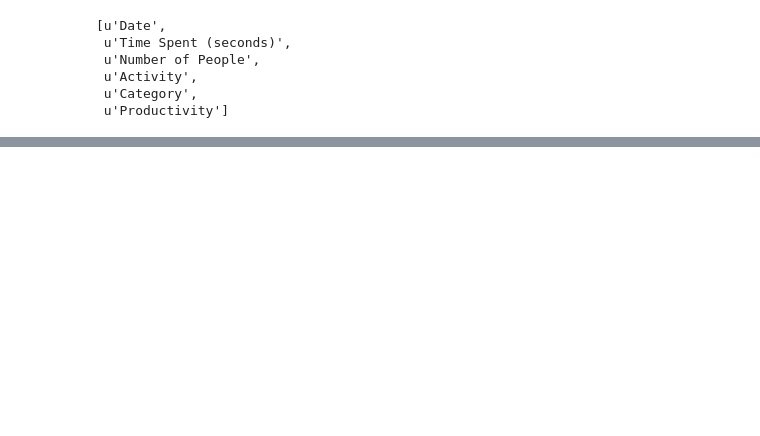
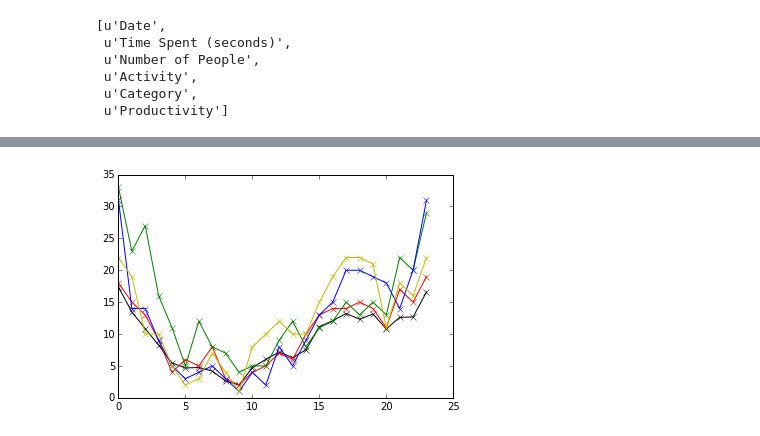
Before and after one commit to sanketsharma411/RescueTime, a Jupyter notebook: test.ipynb, the cells around one changed output, grey strips where cells are left out. Saved outputs shown, nothing was run; the diff lists cells and outputs as text; code cells hidden in the pictures; blank space fills up the shorter version.

Commit message:
Additions to test.ipynb
Added few graphs and saving of data to file

```diff
--- a/test.ipynb
+++ b/test.ipynb
@@ -60,0 +155,12 @@ time_spent_sorted[0:10]
+# %%
+st_time_act_dict = {}
+for act in act_dict:
+    for start_time in act_dict[act]['start_times']:
+        hour = start_time.hour
+        if start_time.hour not in st_time_act_dict:
+            st_time_act_dict[hour] = defaultdict(int)
+        st_time_act_dict[hour][act] += 1
+# %%
+sorted_st_time_act_dict = {}
+for start_time in st_time_act_dict:
+    sorted_st_time_act_dict[start_time] = sorted(st_time_act_dict[start_time].items(), key = lambda x:x[1],reverse = True)
@@ -60,0 +173,6 @@ time_spent_sorted[0:10]
+# %%
+act_rank_dict = {}
+for act in act_dict:
+    act_rank_dict[act] = []
+    for start_time in st_time_act_dict:
+        st_time_act_dict[act]
@@ -60,0 +199,8 @@ time_spent_sorted[0:10]
+# %%
+act_hour_num_dict = {}
+hour_num_act_dict = dict.fromkeys(range(0,24),0)
+for act in act_dict:
+    act_hour_num_dict[act] = defaultdict(int)
+    for st_time in act_dict[act]['start_times']:
+        act_hour_num_dict[act][st_time.hour]+=1
+        hour_num_act_dict[st_time.hour] += 1
@@ -60,0 +212,10 @@ time_spent_sorted[0:10]
+# %%
+avg_activities_started_daily = [val*11*20.0/sum(hour_num_act_dict.values()) for val in hour_num_act_dict.values()]
+plt.plot(avg_activities_started_daily,'kx-');
+plt.plot(act_hour_num_dict['pythonw'].values(),'rx-');
+plt.plot(act_hour_num_dict['9gag.com'].values(),'gx-');
+plt.plot(act_hour_num_dict['facebook.com'].values(),'bx-');
+plt.plot(act_hour_num_dict['inbox.google.com'].values(),'yx-');
+plt.show()
+# %% [output]
+[figure, added]
```
Also changed, not shown: parts of 29 cells of this notebook.
